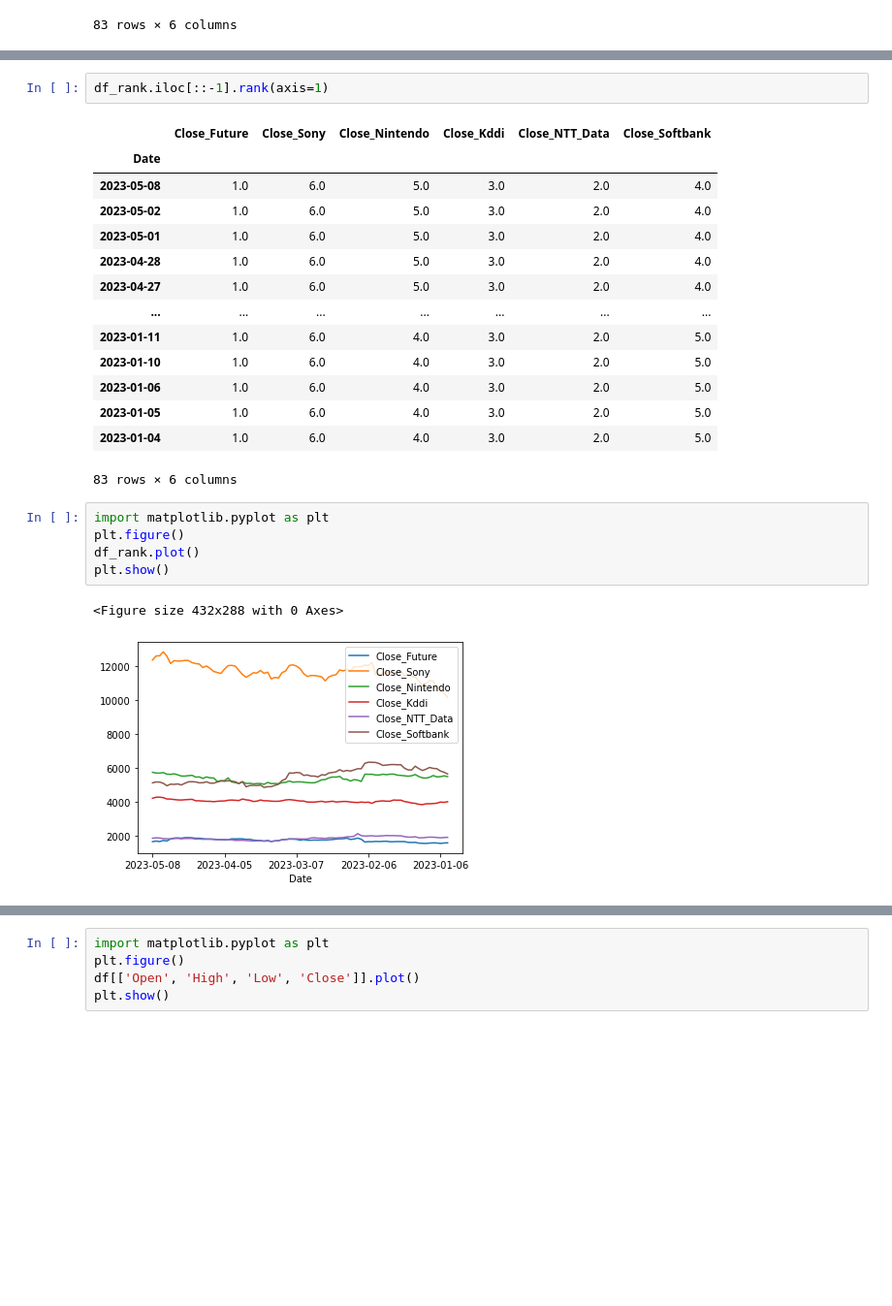
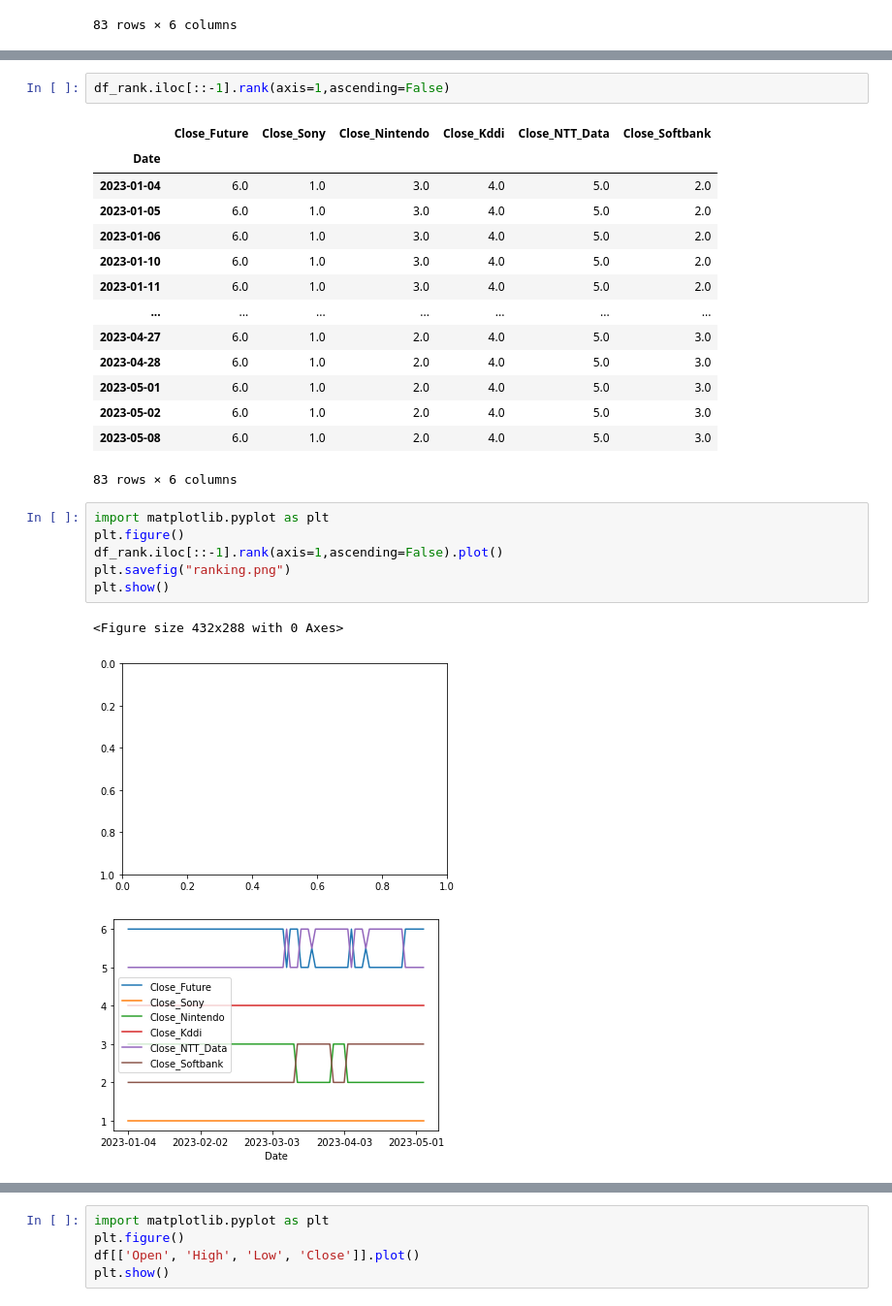
Before and after one commit to 2023-hsymlab/git-github-kiso-kaguyaweb, a Jupyter notebook: Simmple_Stock.ipynb, the cells around one changed output, grey strips where cells are left out. Shown at 97% size. Saved outputs shown, nothing was run; the diff lists cells and outputs as text; blank space fills up the shorter version.

```diff
--- a/Simmple_Stock.ipynb
+++ b/Simmple_Stock.ipynb
@@ -51,25 +59,27 @@ df_rank.iloc[::-1]
 # %%
-df_rank.iloc[::-1].rank(axis=1)
+df_rank.iloc[::-1].rank(axis=1,ascending=False)
 # %% [output]
 |  | Close_Future | Close_Sony | Close_Nintendo | Close_Kddi | Close_NTT_Data | Close_Softbank |
 | Date |  |  |  |  |  |  |
-| 2023-05-08 | 1.0 | 6.0 | 5.0 | 3.0 | 2.0 | 4.0 |
-| 2023-05-02 | 1.0 | 6.0 | 5.0 | 3.0 | 2.0 | 4.0 |
-| 2023-05-01 | 1.0 | 6.0 | 5.0 | 3.0 | 2.0 | 4.0 |
-| 2023-04-28 | 1.0 | 6.0 | 5.0 | 3.0 | 2.0 | 4.0 |
-| 2023-04-27 | 1.0 | 6.0 | 5.0 | 3.0 | 2.0 | 4.0 |
+| 2023-01-04 | 6.0 | 1.0 | 3.0 | 4.0 | 5.0 | 2.0 |
+| 2023-01-05 | 6.0 | 1.0 | 3.0 | 4.0 | 5.0 | 2.0 |
+| 2023-01-06 | 6.0 | 1.0 | 3.0 | 4.0 | 5.0 | 2.0 |
+| 2023-01-10 | 6.0 | 1.0 | 3.0 | 4.0 | 5.0 | 2.0 |
+| 2023-01-11 | 6.0 | 1.0 | 3.0 | 4.0 | 5.0 | 2.0 |
 | ... | ... | ... | ... | ... | ... | ... |
-| 2023-01-11 | 1.0 | 6.0 | 4.0 | 3.0 | 2.0 | 5.0 |
-| 2023-01-10 | 1.0 | 6.0 | 4.0 | 3.0 | 2.0 | 5.0 |
-| 2023-01-06 | 1.0 | 6.0 | 4.0 | 3.0 | 2.0 | 5.0 |
-| 2023-01-05 | 1.0 | 6.0 | 4.0 | 3.0 | 2.0 | 5.0 |
-| 2023-01-04 | 1.0 | 6.0 | 4.0 | 3.0 | 2.0 | 5.0 |
+| 2023-04-27 | 6.0 | 1.0 | 2.0 | 4.0 | 5.0 | 3.0 |
+| 2023-04-28 | 6.0 | 1.0 | 2.0 | 4.0 | 5.0 | 3.0 |
+| 2023-05-01 | 6.0 | 1.0 | 2.0 | 4.0 | 5.0 | 3.0 |
+| 2023-05-02 | 6.0 | 1.0 | 2.0 | 4.0 | 5.0 | 3.0 |
+| 2023-05-08 | 6.0 | 1.0 | 2.0 | 4.0 | 5.0 | 3.0 |
 83 rows × 6 columns
 # %%
 import matplotlib.pyplot as plt
 plt.figure()
-df_rank.plot()
+df_rank.iloc[::-1].rank(axis=1,ascending=False).plot()
+plt.savefig("ranking.png")
 plt.show()
 # %% [output]
 <Figure size 432x288 with 0 Axes>
-[figure, old version]
+[figure, new version]
+[figure, added]
```
Also changed, not shown: parts of 2 cells of this notebook, 1 other file.
